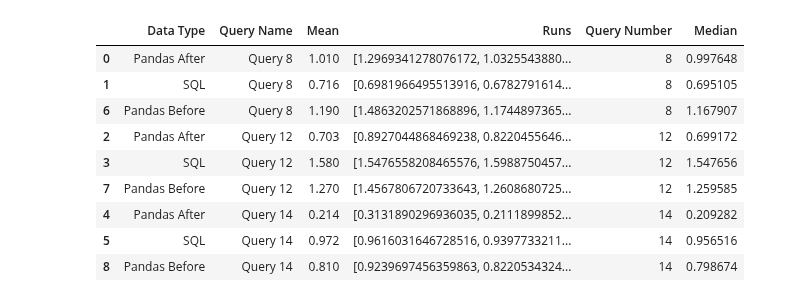
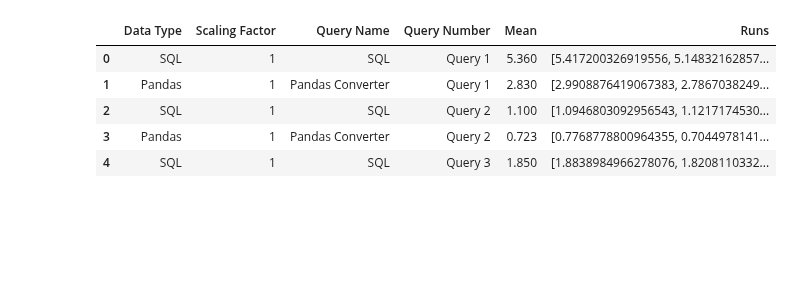
Before and after one commit to groegercesg/QueryBridge, a Jupyter notebook: benchmarking/analysis.ipynb, the cells around one changed output. Cells and saved outputs as stored; diff of their text form; code cells hidden in the pictures; blank space fills up the shorter version.

```diff
--- a/benchmarking/analysis.ipynb
+++ b/benchmarking/analysis.ipynb
@@ -11,5 +11,14 @@ test_name = "case_performance"
 
 results = results.rename(columns={"Average": "Mean"})
+# %%
+results.head()
+# %% [output]
+|  | Data Type | Scaling Factor | Query Name | Query Number | Mean | Runs |
+| 0 | SQL | 1 | SQL | Query 1 | 5.360 | [5.417200326919556, 5.14832162857... |
+| 1 | Pandas | 1 | Pandas Converter | Query 1 | 2.830 | [2.9908876419067383, 2.7867038249... |
+| 2 | SQL | 1 | SQL | Query 2 | 1.100 | [1.0946803092956543, 1.1217174530... |
+| 3 | Pandas | 1 | Pandas Converter | Query 2 | 0.723 | [0.7768778800964355, 0.7044978141... |
+| 4 | SQL | 1 | SQL | Query 3 | 1.850 | [1.8838984966278076, 1.8208110332... |
 # %%
 # Sort Query Name column to in-order
 def extract_number(name):
@@ -28,19 +37,6 @@ def fix_runs(runs):
 results['Runs'] = results.apply(lambda row : fix_runs(row['Runs']), axis = 1)
 
 results['Median'] = results.apply(lambda row: statistics.median(sorted(row['Runs'])), axis = 1)
-# %%
-results.head(10)
-# %% [output]
-|  | Data Type | Query Name | Mean | Runs | Query Number | Median |
-| 0 | Pandas After | Query 8 | 1.010 | [1.2969341278076172, 1.0325543880... | 8 | 0.997648 |
-| 1 | SQL | Query 8 | 0.716 | [0.6981966495513916, 0.6782791614... | 8 | 0.695105 |
-| 6 | Pandas Before | Query 8 | 1.190 | [1.4863202571868896, 1.1744897365... | 8 | 1.167907 |
-| 2 | Pandas After | Query 12 | 0.703 | [0.8927044868469238, 0.8220455646... | 12 | 0.699172 |
-| 3 | SQL | Query 12 | 1.580 | [1.5476558208465576, 1.5988750457... | 12 | 1.547656 |
-| 7 | Pandas Before | Query 12 | 1.270 | [1.4567806720733643, 1.2608680725... | 12 | 1.259585 |
-| 4 | Pandas After | Query 14 | 0.214 | [0.3131890296936035, 0.2111899852... | 14 | 0.209282 |
-| 5 | SQL | Query 14 | 0.972 | [0.9616031646728516, 0.9397733211... | 14 | 0.956516 |
-| 8 | Pandas Before | Query 14 | 0.810 | [0.9239697456359863, 0.8220534324... | 14 | 0.798674 |
 # %%
 # plot with seaborn barplot
 sns.set(rc={'figure.figsize':(8,6)})
```
Also changed, not shown: parts of 4 cells of this notebook, 9 other files.
